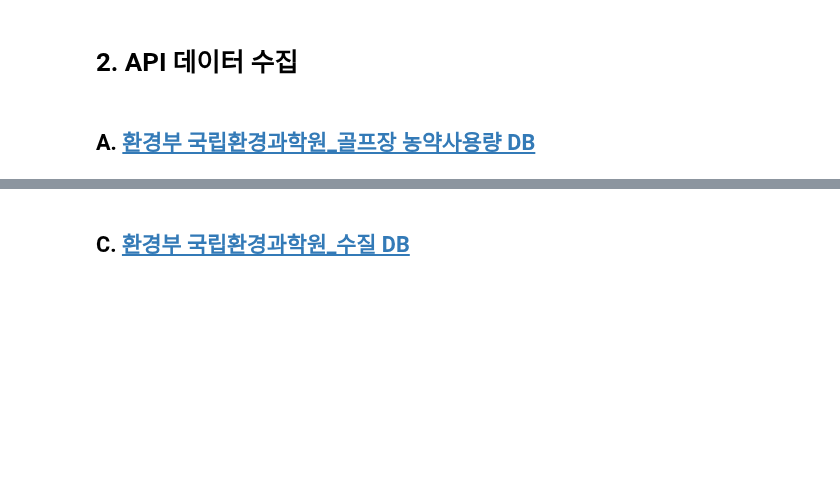
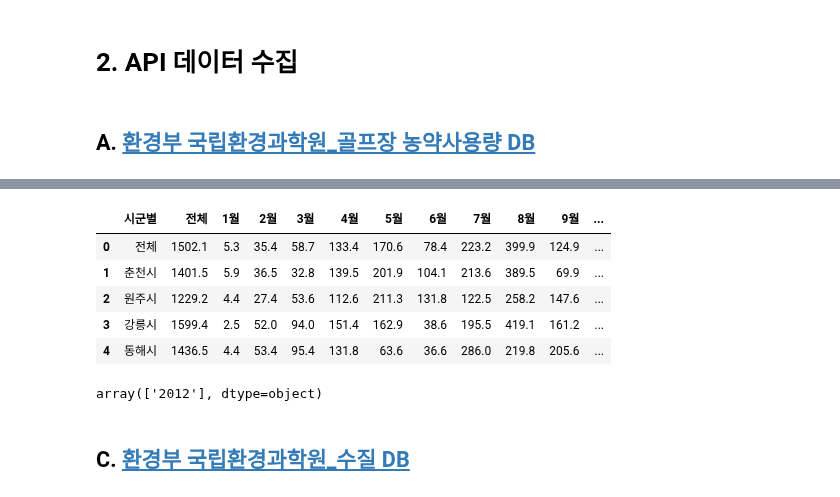
Before and after one commit to viola2002/dartb, a Jupyter notebook: contest/2024ecothon/code/data-collecting.ipynb, the cells around one changed output, grey strips where cells are left out. Saved outputs shown, nothing was run; the diff lists cells and outputs as text; code cells hidden in the pictures; blank space fills up the shorter version.

```diff
--- a/contest/2024ecothon/code/data-collecting.ipynb
+++ b/contest/2024ecothon/code/data-collecting.ipynb
@@ -103,3 +148,20 @@ rain_winter.head()
+# %%
+rain_2018.head()
+# %% [output]
+|  | 시군별 | 전체 | 1월 | 2월 | 3월 | 4월 | 5월 | 6월 | 7월 | 8월 | 9월 | ... |
+| 0 | 전체 | 1502.1 | 5.3 | 35.4 | 58.7 | 133.4 | 170.6 | 78.4 | 223.2 | 399.9 | 124.9 | ... |
+| 1 | 춘천시 | 1401.5 | 5.9 | 36.5 | 32.8 | 139.5 | 201.9 | 104.1 | 213.6 | 389.5 | 69.9 | ... |
+| 2 | 원주시 | 1229.2 | 4.4 | 27.4 | 53.6 | 112.6 | 211.3 | 131.8 | 122.5 | 258.2 | 147.6 | ... |
+| 3 | 강릉시 | 1599.4 | 2.5 | 52.0 | 94.0 | 151.4 | 162.9 | 38.6 | 195.5 | 419.1 | 161.2 | ... |
+| 4 | 동해시 | 1436.5 | 4.4 | 53.4 | 95.4 | 131.8 | 63.6 | 36.6 | 286.0 | 219.8 | 205.6 | ... |
+# %%
+url = 'http://openapi.foodsafetykorea.go.kr/api/d2e4398d78ab41b1809c/I2400/json/1/1000'
+response = requests.get(url)
+result = json.loads(response.content)
+data = pd.DataFrame(result['I2400']['row'])
+data['YR'].unique()
+# %% [output]
+array(['2012'], dtype=object)
 # %% [markdown]
 ## C. [환경부 국립환경과학원_수질 DB](https://www.data.go.kr/data/15081073/openapi.do)
 # %% [markdown]
```
Also changed, not shown: parts of 40 cells of this notebook.
